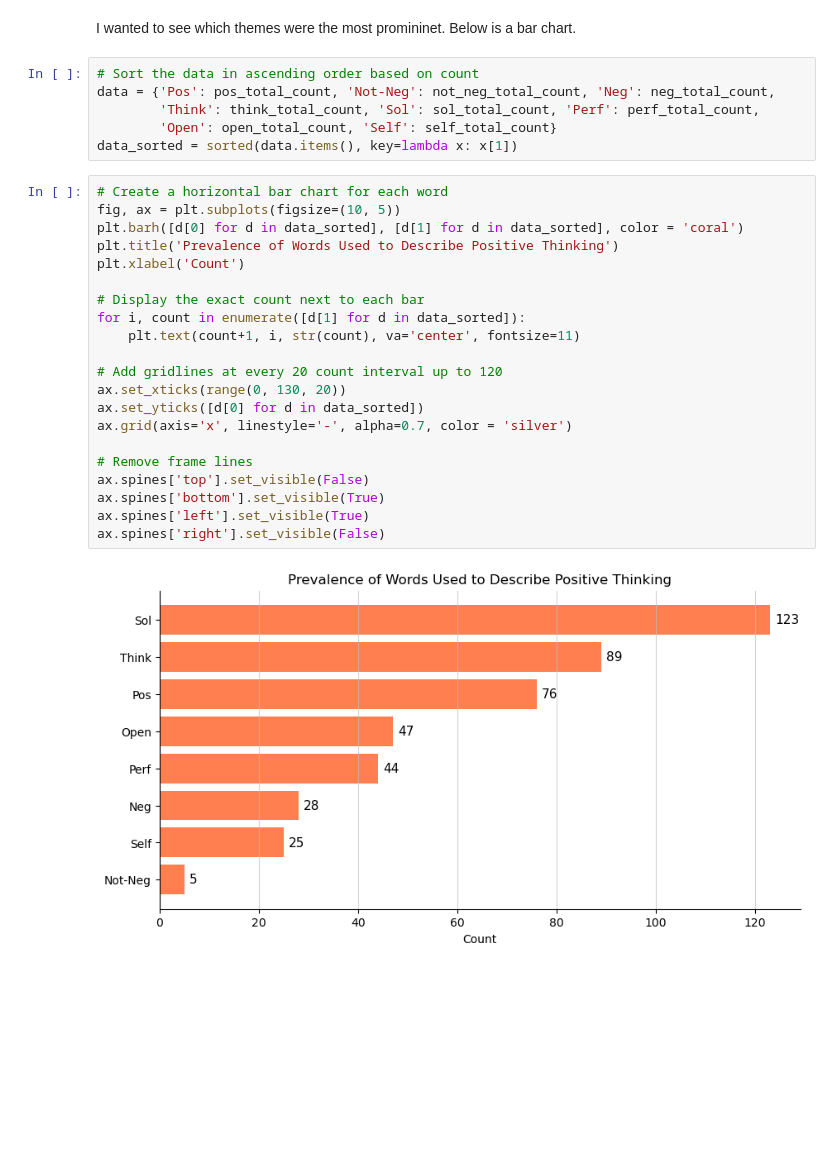
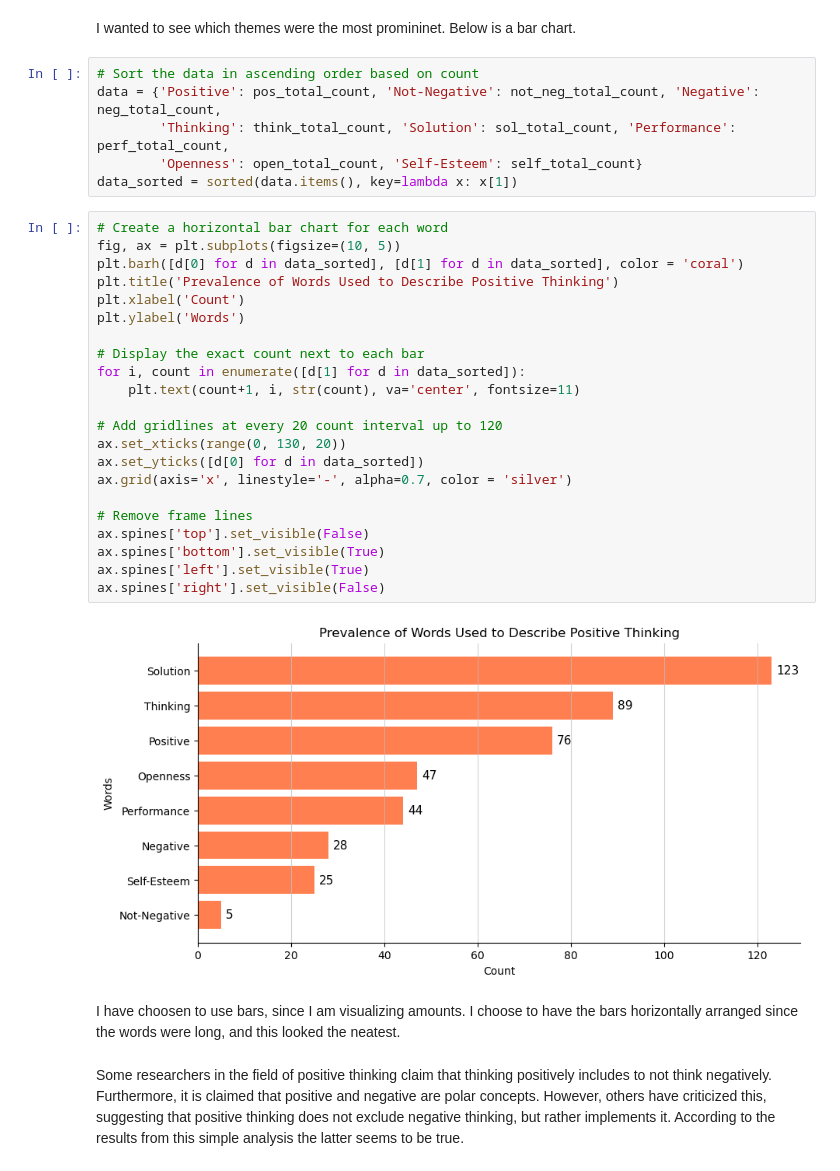
Before and after one commit to masepri98/posthink_master, a Jupyter notebook: scripts/posthink_master.ipynb, the cells around one changed output. Cells and saved outputs as stored; diff of their text form; blank space fills up the shorter version.

```diff
--- a/scripts/posthink_master.ipynb
+++ b/scripts/posthink_master.ipynb
@@ -184,30 +187,36 @@ The total time a variation of self-esteem is mentioned is: 25
 I wanted to see which themes were the most promininet. Below is a bar chart.
 # %%
 # Sort the data in ascending order based on count
-data = {'Pos': pos_total_count, 'Not-Neg': not_neg_total_count, 'Neg': neg_total_count,
-        'Think': think_total_count, 'Sol': sol_total_count, 'Perf': perf_total_count,
-        'Open': open_total_count, 'Self': self_total_count}
+data = {'Positive': pos_total_count, 'Not-Negative': not_neg_total_count, 'Negative': neg_total_count,
+        'Thinking': think_total_count, 'Solution': sol_total_count, 'Performance': perf_total_count,
+        'Openness': open_total_count, 'Self-Esteem': self_total_count}
 data_sorted = sorted(data.items(), key=lambda x: x[1])
 # %%
 # Create a horizontal bar chart for each word
 fig, ax = plt.subplots(figsize=(10, 5))
 plt.barh([d[0] for d in data_sorted], [d[1] for d in data_sorted], color = 'coral')
 plt.title('Prevalence of Words Used to Describe Positive Thinking')
 plt.xlabel('Count')
+plt.ylabel('Words')
 
 # Display the exact count next to each bar
 for i, count in enumerate([d[1] for d in data_sorted]):
     plt.text(count+1, i, str(count), va='center', fontsize=11)
 
 # Add gridlines at every 20 count interval up to 120
 ax.set_xticks(range(0, 130, 20))
 ax.set_yticks([d[0] for d in data_sorted])
 ax.grid(axis='x', linestyle='-', alpha=0.7, color = 'silver')
 
 # Remove frame lines
 ax.spines['top'].set_visible(False)
 ax.spines['bottom'].set_visible(True)
 ax.spines['left'].set_visible(True)
 ax.spines['right'].set_visible(False)
 # %% [output]
-[figure, old version]
+[figure, new version]
+# %% [markdown]
+I have choosen to use bars, since I am visualizing amounts. I choose to have the bars
+horizontally arranged since the words were long, and this looked the neatest.
+# %% [markdown]
+Some researchers in the field of positive thinking claim that thinking positively includes to not think negatively. Furthermore, it is claimed that positive and negative are polar concepts. However, others have criticized this, suggesting that positive thinking does not exclude negative thinking, but rather implements it. According to the results from this simple analysis the latter seems to be true.
```
Also changed, not shown: parts of 5 cells of this notebook, 3 other files.
